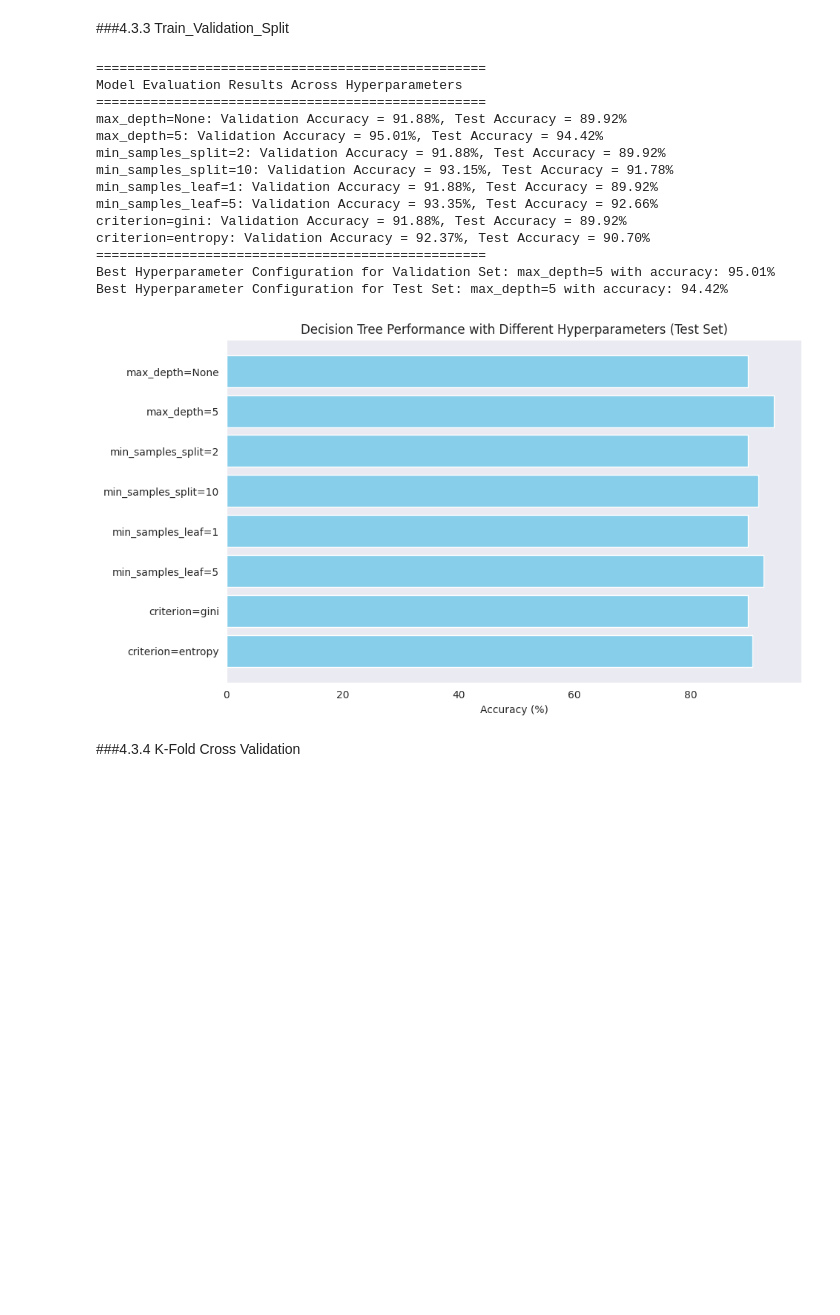
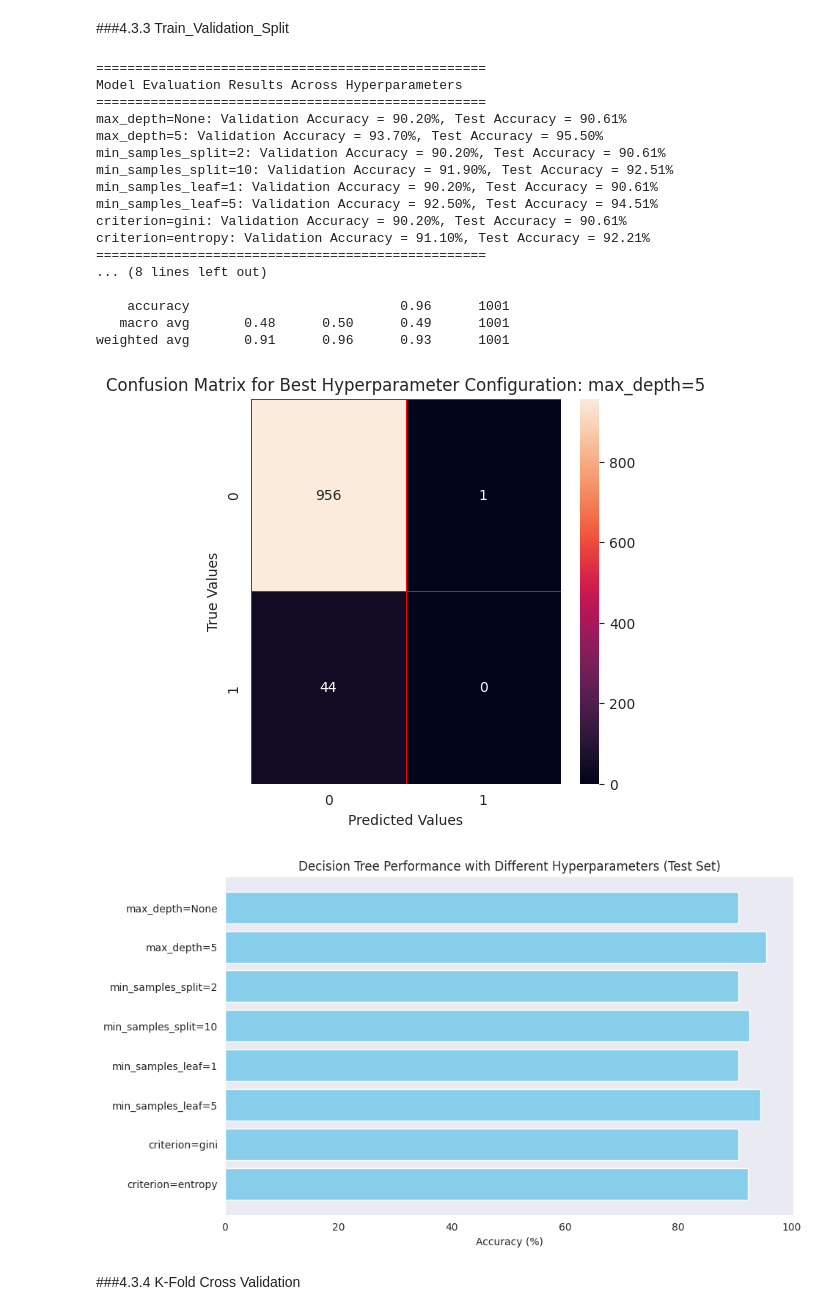
Before and after one commit to YasminaNasser/Stroke-Prediction-Data-Mining, a Jupyter notebook: Stroke_Prediction_Phase_2.ipynb, the cells around one changed output. Drawn from its saved outputs; the diff is of its cells as text; code cells hidden in the pictures; blank space fills up the shorter version.

```diff
--- a/Stroke_Prediction_Phase_2.ipynb
+++ b/Stroke_Prediction_Phase_2.ipynb
@@ -751,6 +909,5 @@ for col in columns_with_outliers:
 
 ##4.1 Loading Preprocessed and Cleaned Dataset
 # %%
-df_ready=pd.read_csv("/content/dataset_after_preprocessing.csv")
+df_ready=pd.read_csv("/content/dataset_after_handling_outliers.csv")
 df_ready.head()
-df_ready.to_csv('dataset_after_preprocessing.csv', index=False)
@@ -1034,6 +1244,7 @@ import numpy as np
 import matplotlib.pyplot as plt
 from sklearn.tree import DecisionTreeClassifier
 from sklearn.metrics import accuracy_score, classification_report, confusion_matrix
+import seaborn as sns
 
 # Assuming `train_val_test_split_method` is defined elsewhere and returns split datasets
 # Example: X_train, X_val, X_test, y_train, y_val, y_test = train_val_test_split_method(X, y)
@@ -1043,10 +1254,13 @@ X = df_ready.drop(columns=['stroke'])  # Features
 y = df_ready['stroke']  # Target column
 X_train, X_val, X_test, y_train, y_val, y_test = train_val_test_split_method(X, y)
 
-# Function to evaluate the model
+# Initialize a dictionary to store accuracy results
+accuracy_results = {}
+confusion_matrices = {}
+
 # Function to evaluate model with different hyperparameters
 def evaluate_with_hyperparameters():
-    global accuracy_results
+    global accuracy_results, confusion_matrices
 
     # Define hyperparameter combinations
     hyperparameters = {
@@ -1079,46 +1293,84 @@ def evaluate_with_hyperparameters():
 
         # Store the results
         accuracy_results[name] = {"val_accuracy": val_accuracy, "test_accuracy": test_accuracy}
+        confusion_matrices[name] = confusion_matrix(y_test, test_pred)  # Store confusion matrix for test set
 
         print(f"{name}: Validation Accuracy = {val_accuracy * 100:.2f}%, Test Accuracy = {test_accuracy * 100:.2f}%")
 
 # Run the evaluation
 evaluate_with_hyperparameters()
 
 # Identify the best configuration
 best_config_val = max(accuracy_results, key=lambda x: accuracy_results[x]["val_accuracy"])
 best_config_test = max(accuracy_results, key=lambda x: accuracy_results[x]["test_accuracy"])
 best_accuracy_val = accuracy_results[best_config_val]["val_accuracy"]
 best_accuracy_test = accuracy_results[best_config_test]["test_accuracy"]
 
 print("=" * 50)
 print(f"Best Hyperparameter Configuration for Validation Set: {best_config_val} with accuracy: {best_accuracy_val * 100:.2f}%")
 print(f"Best Hyperparameter Configuration for Test Set: {best_config_test} with accuracy: {best_accuracy_test * 100:.2f}%")
 
+# Retrieve the best configuration for the test set
+best_params = {
+    "max_depth=None": {"max_depth": None},
+    "max_depth=5": {"max_depth": 5},
+    "min_samples_split=2": {"min_samples_split": 2},
+    "min_samples_split=10": {"min_samples_split": 10},
+    "min_samples_leaf=1": {"min_samples_leaf": 1},
+    "min_samples_leaf=5": {"min_samples_leaf": 5},
+    "criterion=gini": {"criterion": "gini"},
+    "criterion=entropy": {"criterion": "entropy"}
+}[best_config_test]
+
+# Fit the model with the best configuration on the entire training data
+best_clf = DecisionTreeClassifier(**best_params, random_state=42)
+best_clf.fit(X_train, y_train)  # Train on the training set
+
+# Make predictions on the test set
+y_pred_best = best_clf.predict(X_test)
+
+# Print the classification report for the best model
+print("\nClassification Report for Best Model (Test Set):")
+class_report_best = classification_report(y_test, y_pred_best, target_names=['No Stroke', 'Stroke'])
+print(class_report_best)
+
+# Visualize the confusion matrix for the best test accuracy configuration
+best_confusion_matrix = confusion_matrices[best_config_test]
+f, ax = plt.subplots(figsize=(5, 5))
+sns.heatmap(best_confusion_matrix, annot=True, linewidths=0.5, linecolor="red", fmt=".0f", ax=ax)
+plt.xlabel("Predicted Values")
+plt.ylabel("True Values")
+plt.title(f"Confusion Matrix for Best Hyperparameter Configuration: {best_config_test}")
+plt.show()
+
 # Visualize the comparison of test accuracies
 plt.figure(figsize=(10, 6))
 test_accuracies = [accuracy_results[key]["test_accuracy"] * 100 for key in accuracy_results]
 plt.barh(list(accuracy_results.keys()), test_accuracies, color='skyblue')
 plt.xlabel('Accuracy (%)')
 plt.title('Decision Tree Performance with Different Hyperparameters (Test Set)')
 plt.gca().invert_yaxis()  # To have the highest accuracy at the top
 plt.show()
 # %% [output]
 ==================================================
 Model Evaluation Results Across Hyperparameters
 ==================================================
-max_depth=None: Validation Accuracy = 91.88%, Test Accuracy = 89.92%
-max_depth=5: Validation Accuracy = 95.01%, Test Accuracy = 94.42%
-min_samples_split=2: Validation Accuracy = 91.88%, Test Accuracy = 89.92%
-min_samples_split=10: Validation Accuracy = 93.15%, Test Accuracy = 91.78%
-min_samples_leaf=1: Validation Accuracy = 91.88%, Test Accuracy = 89.92%
-min_samples_leaf=5: Validation Accuracy = 93.35%, Test Accuracy = 92.66%
-criterion=gini: Validation Accuracy = 91.88%, Test Accuracy = 89.92%
-criterion=entropy: Validation Accuracy = 92.37%, Test Accuracy = 90.70%
+max_depth=None: Validation Accuracy = 90.20%, Test Accuracy = 90.61%
+max_depth=5: Validation Accuracy = 93.70%, Test Accuracy = 95.50%
+min_samples_split=2: Validation Accuracy = 90.20%, Test Accuracy = 90.61%
+min_samples_split=10: Validation Accuracy = 91.90%, Test Accuracy = 92.51%
+min_samples_leaf=1: Validation Accuracy = 90.20%, Test Accuracy = 90.61%
+min_samples_leaf=5: Validation Accuracy = 92.50%, Test Accuracy = 94.51%
+criterion=gini: Validation Accuracy = 90.20%, Test Accuracy = 90.61%
+criterion=entropy: Validation Accuracy = 91.10%, Test Accuracy = 92.21%
 ==================================================
-Best Hyperparameter Configuration for Validation Set: max_depth=5 with accuracy: 95.01%
-Best Hyperparameter Configuration for Test Set: max_depth=5 with accuracy: 94.42%
+... (8 lines left out)
+
+    accuracy                           0.96      1001
+   macro avg       0.48      0.50      0.49      1001
+weighted avg       0.91      0.96      0.93      1001
-[figure, old version]
+[figure, new version]
+[figure, added]
 # %% [markdown]
 ###4.3.4 K-Fold Cross Validation
 # %%
```
Also changed, not shown: parts of 38 cells of this notebook.
